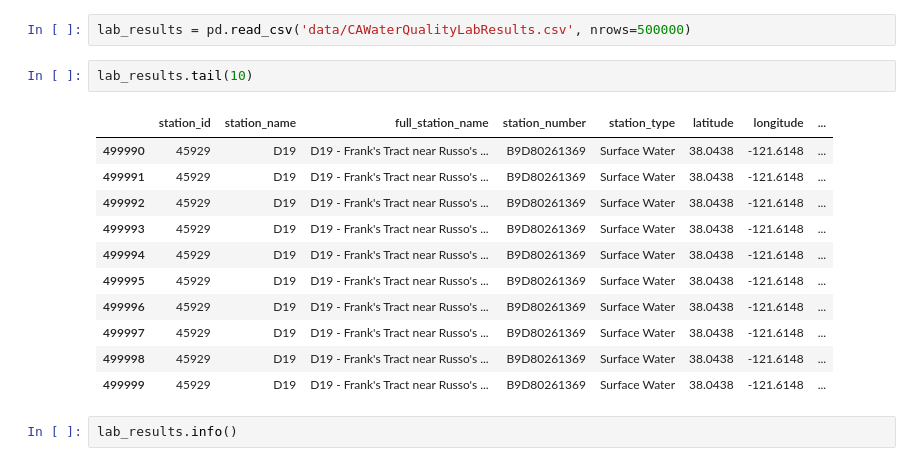
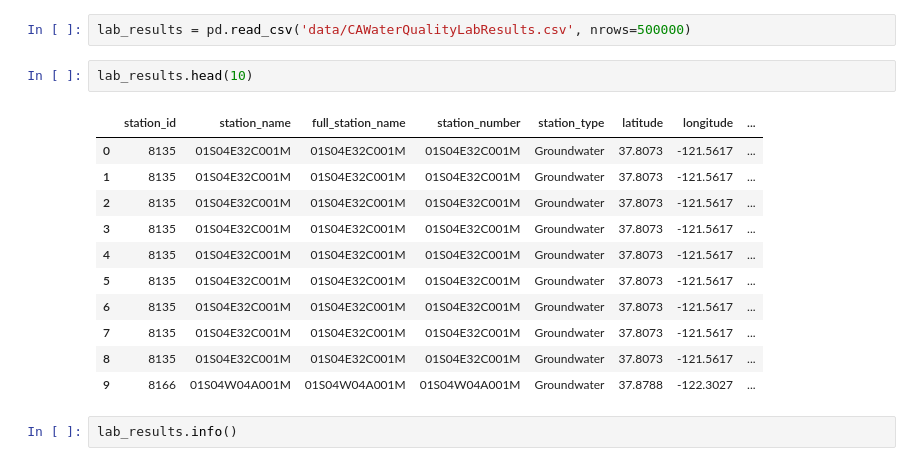
Before and after one commit to Jenkins1128/WaterQualityAnalysis, a Jupyter notebook: WaterQualityAnalysis.ipynb, the cells around one changed output. Drawn from its saved outputs; the diff is of its cells as text.

```diff
--- a/WaterQualityAnalysis.ipynb
+++ b/WaterQualityAnalysis.ipynb
@@ -21,19 +21,19 @@ from sklearn.preprocessing import MinMaxScaler
 # %%
 lab_results = pd.read_csv('data/CAWaterQualityLabResults.csv', nrows=500000)
 # %%
-lab_results.tail(10)
+lab_results.head(10)
 # %% [output]
 |  | station_id | station_name | full_station_name | station_number | station_type | latitude | longitude | ... |
-| 499990 | 45929 | D19 | D19 - Frank's Tract near Russo's ... | B9D80261369 | Surface Water | 38.0438 | -121.6148 | ... |
-| 499991 | 45929 | D19 | D19 - Frank's Tract near Russo's ... | B9D80261369 | Surface Water | 38.0438 | -121.6148 | ... |
-| 499992 | 45929 | D19 | D19 - Frank's Tract near Russo's ... | B9D80261369 | Surface Water | 38.0438 | -121.6148 | ... |
-| 499993 | 45929 | D19 | D19 - Frank's Tract near Russo's ... | B9D80261369 | Surface Water | 38.0438 | -121.6148 | ... |
-| 499994 | 45929 | D19 | D19 - Frank's Tract near Russo's ... | B9D80261369 | Surface Water | 38.0438 | -121.6148 | ... |
-| 499995 | 45929 | D19 | D19 - Frank's Tract near Russo's ... | B9D80261369 | Surface Water | 38.0438 | -121.6148 | ... |
-| 499996 | 45929 | D19 | D19 - Frank's Tract near Russo's ... | B9D80261369 | Surface Water | 38.0438 | -121.6148 | ... |
-| 499997 | 45929 | D19 | D19 - Frank's Tract near Russo's ... | B9D80261369 | Surface Water | 38.0438 | -121.6148 | ... |
-| 499998 | 45929 | D19 | D19 - Frank's Tract near Russo's ... | B9D80261369 | Surface Water | 38.0438 | -121.6148 | ... |
-| 499999 | 45929 | D19 | D19 - Frank's Tract near Russo's ... | B9D80261369 | Surface Water | 38.0438 | -121.6148 | ... |
+| 0 | 8135 | 01S04E32C001M | 01S04E32C001M | 01S04E32C001M | Groundwater | 37.8073 | -121.5617 | ... |
+| 1 | 8135 | 01S04E32C001M | 01S04E32C001M | 01S04E32C001M | Groundwater | 37.8073 | -121.5617 | ... |
+| 2 | 8135 | 01S04E32C001M | 01S04E32C001M | 01S04E32C001M | Groundwater | 37.8073 | -121.5617 | ... |
+| 3 | 8135 | 01S04E32C001M | 01S04E32C001M | 01S04E32C001M | Groundwater | 37.8073 | -121.5617 | ... |
+| 4 | 8135 | 01S04E32C001M | 01S04E32C001M | 01S04E32C001M | Groundwater | 37.8073 | -121.5617 | ... |
+| 5 | 8135 | 01S04E32C001M | 01S04E32C001M | 01S04E32C001M | Groundwater | 37.8073 | -121.5617 | ... |
+| 6 | 8135 | 01S04E32C001M | 01S04E32C001M | 01S04E32C001M | Groundwater | 37.8073 | -121.5617 | ... |
+| 7 | 8135 | 01S04E32C001M | 01S04E32C001M | 01S04E32C001M | Groundwater | 37.8073 | -121.5617 | ... |
+| 8 | 8135 | 01S04E32C001M | 01S04E32C001M | 01S04E32C001M | Groundwater | 37.8073 | -121.5617 | ... |
+| 9 | 8166 | 01S04W04A001M | 01S04W04A001M | 01S04W04A001M | Groundwater | 37.8788 | -122.3027 | ... |
 # %%
 lab_results.info()
 # %% [output]
```
Also changed, not shown: parts of 40 cells of this notebook.
